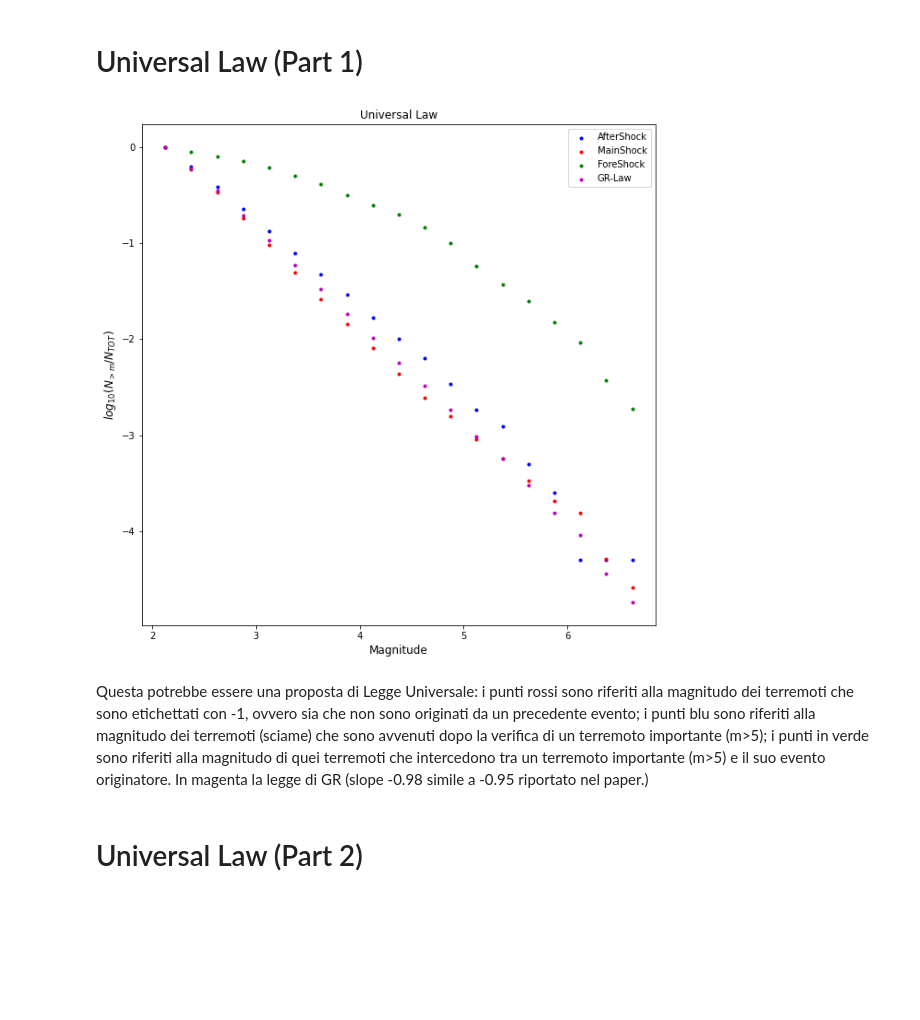
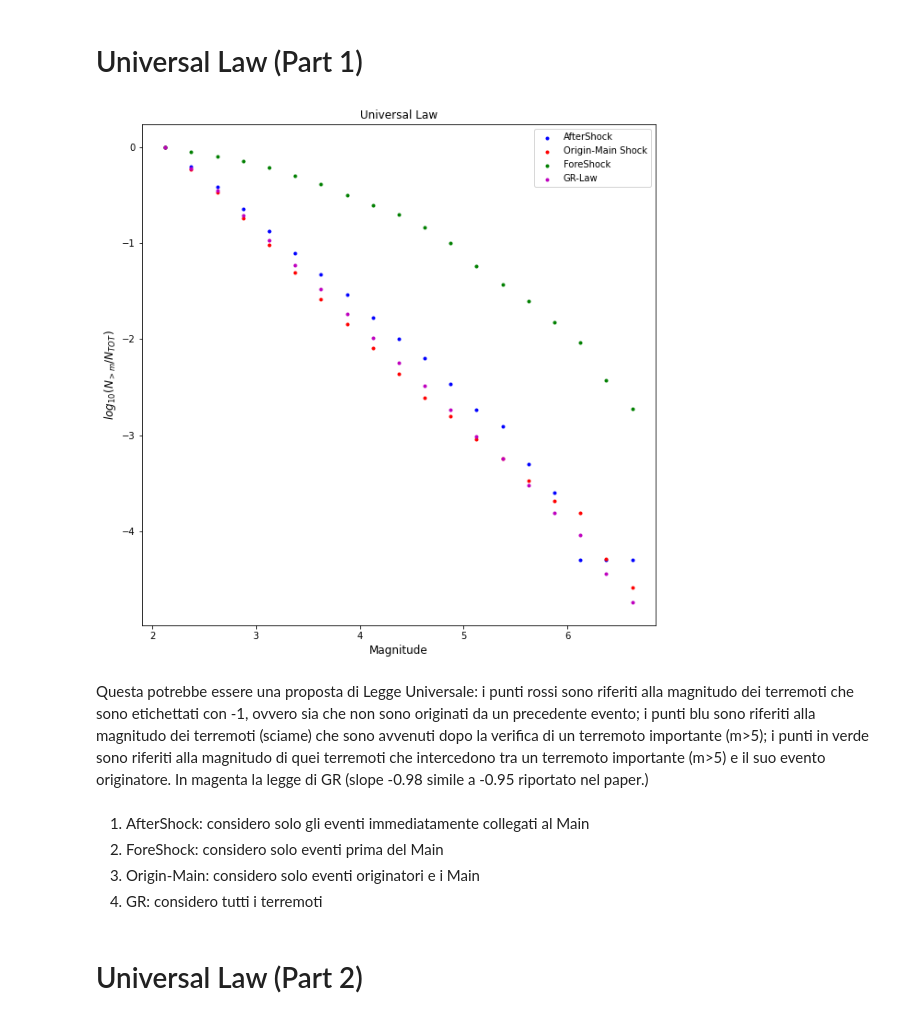
Before and after one commit to andreazanola98/Earthquake-Data-Analysis, a Jupyter notebook: Andrea.ipynb, the cells around one changed output. Drawn from its saved outputs; the diff is of its cells as text; code cells hidden in the pictures; blank space fills up the shorter version.

```diff
--- a/Andrea.ipynb
+++ b/Andrea.ipynb
@@ -417,17 +416,24 @@ r=-0.9994
 # %%
 plt.figure(figsize=(10,10))
 plt.title('Universal Law')
 plt.xlabel('Magnitude',size=12)
 plt.ylabel('$log_{10}(N_{>m} /N_{TOT})$',size=12)
 plt.scatter(xA,logmA,label='AfterShock',linewidths=1,marker='.',color='blue')
-plt.scatter(xB,logmB,label='MainShock',linewidths=1,marker='.',color='red')
+plt.scatter(xB,logmB,label='Origin-Main Shock',linewidths=1,marker='.',color='red')
 plt.scatter(xF,logmF,label='ForeShock',linewidths=1,marker='.',color='green')
 plt.scatter(xG,logmG,label='GR-Law',linewidths=1,marker='.',color='m')
 plt.legend();
+#foreshock  (prima del main)
+#aftershock (dopo del main)
 # %% [output]
-[figure, old version]
+[figure, new version]
 # %% [markdown]
 Questa potrebbe essere una proposta di Legge Universale: i punti rossi sono riferiti alla magnitudo dei terremoti che sono etichettati con -1, ovvero sia che non sono originati da un precedente evento; i punti blu sono riferiti alla magnitudo dei terremoti (sciame) che sono avvenuti dopo la verifica di un terremoto importante (m>5); i punti in verde sono riferiti alla magnitudo di quei terremoti che intercedono tra un terremoto importante (m>5) e il suo evento originatore. In magenta la legge di GR (slope -0.98 simile a -0.95 riportato nel paper.)
+# %% [markdown]
+1. AfterShock: considero solo gli eventi immediatamente collegati al Main
+2. ForeShock: considero solo eventi prima del Main
+3. Origin-Main: considero solo eventi originatori e i Main
+4. GR: considero tutti i terremoti
 # %% [markdown]
 # Universal Law (Part 2)
 # %% [markdown]
```
Also changed, not shown: parts of 3 cells of this notebook.
